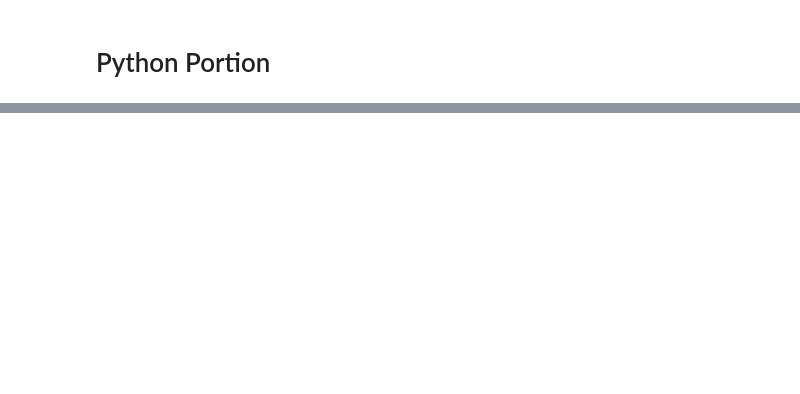
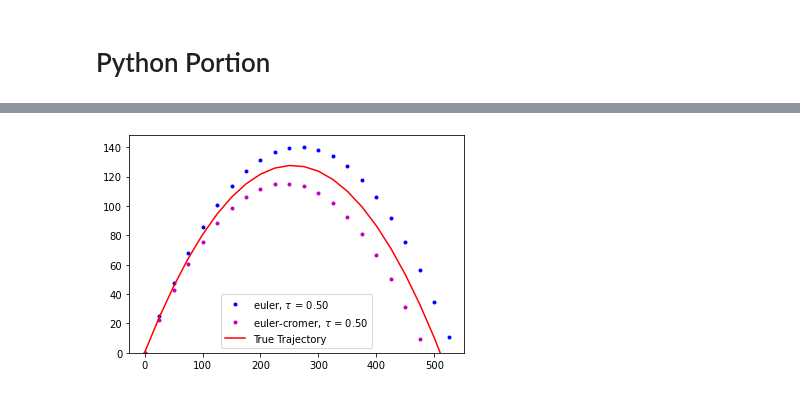
Before and after one commit to abnowack/pythonphysics, a Jupyter notebook: motion.ipynb, the cells around one changed output, grey strips where cells are left out. Cells and saved outputs as stored; diff of their text form; code cells hidden in the pictures; blank space fills up the shorter version.

```diff
--- a/motion.ipynb
+++ b/motion.ipynb
@@ -140,0 +284,76 @@ plt.ylim(0)
+# %%
+def euler_update(r, v, a, time_step):
+    r_n_1 = r + time_step * v
+    v_n_1 = v + time_step * a
+
+    return r_n_1, v_n_1
+
+def euler_cromer_update(r, v, a, time_step):
+    v_n_1 = v + time_step * a
+    r_n_1 = r + time_step * v_n_1
+
+    return r_n_1, v_n_1
+
+@dataclass
+class Particle(PointObject):
+    time: float = 0
+    update_method: str = 'euler'
+
+    def __post_init__(self):
+        self.set_update_method(self.update_method)
+
+    def set_update_method(self, method='euler'):
+        self.update_method = method
+        if method == 'euler':
+            self._update_func = euler_update
+        elif method == 'euler-cromer':
+            self._update_func = euler_cromer_update
+
+    def update(self, a, time_step=0):
+        self.r, self.v = self._update_func(self.r, self.v, a, time_step)
+
+        self.time += time_step
+
+@dataclass
+class Ball(Particle):
+    def throw(self, gravity, time_step=0):
+        r_x, r_y = [], []
+
+        while self.r.y >= 0:
+            r_x.append(self.r.x)
+            r_y.append(self.r.y)
+
+            self.update(gravity, time_step)
+
+        return r_x, r_y
+
+
+r_0 = Point2D(0, 0)
+v_0 = Point2D(50, 50)
+
+ball1 = Ball(r=r_0, v=v_0, update_method='euler')
+ball2 = Ball(r=r_0, v=v_0, update_method='euler-cromer')
+gravity = Point2D(0, -9.8)
+tau = 0.5
+
+ball1_r_x, ball1_r_y = ball1.throw(gravity, time_step=tau)
+ball2_r_x, ball2_r_y = ball2.throw(gravity, time_step=tau)
+
+true_trajectory = Particle(r=r_0, v=v_0)
+true_r_x, true_r_y = [], []
+time = 0
+while true_trajectory.r.y >= 0:
+
+    true_trajectory.r = r_0 + (v_0 * time) + 0.5 * (time ** 2) * gravity
+    true_r_x.append(true_trajectory.r.x)
+    true_r_y.append(true_trajectory.r.y)
+
+    time += tau
+
+plt.plot(ball1_r_x, ball1_r_y, 'b.', label=rf'{ball1.update_method}, $\tau$ = {tau:.2f}')
+plt.plot(ball2_r_x, ball2_r_y, 'm.', label=rf'{ball2.update_method}, $\tau$ = {tau:.2f}')
+plt.plot(true_r_x, true_r_y, 'r-', label='True Trajectory')
+plt.ylim(0)
+_ = plt.legend()
+# %% [output]
+[figure, added]
```
Also changed, not shown: parts of 17 cells of this notebook, 7 other files.
